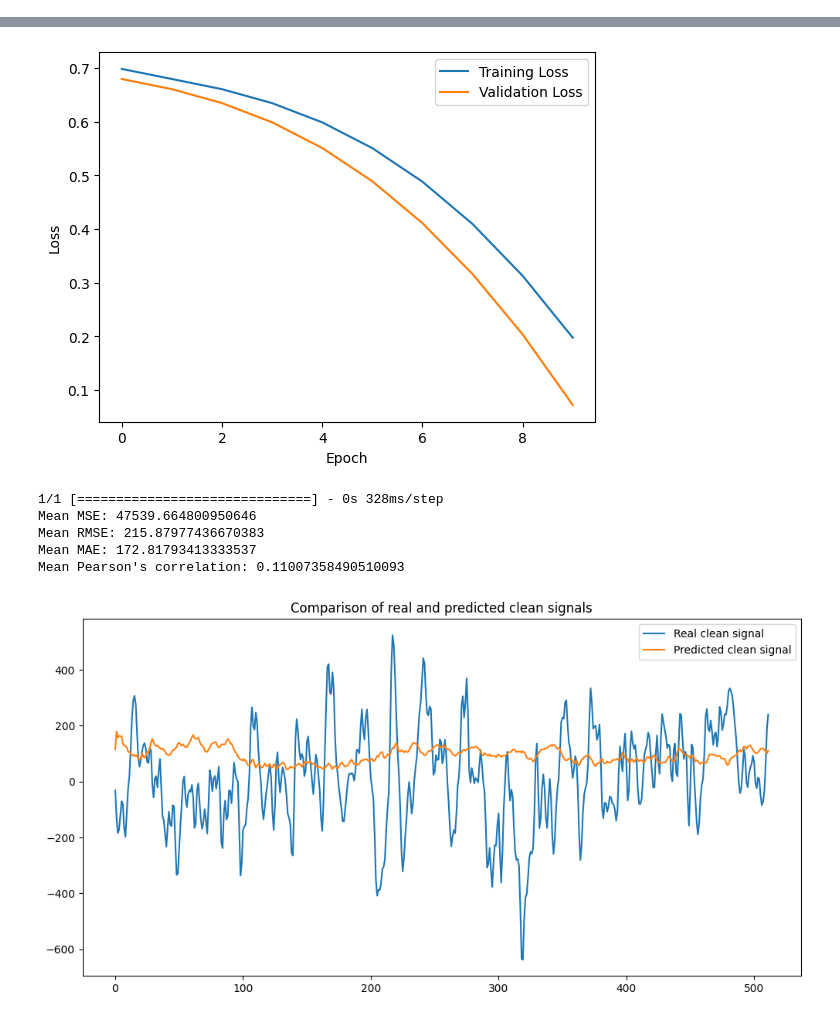
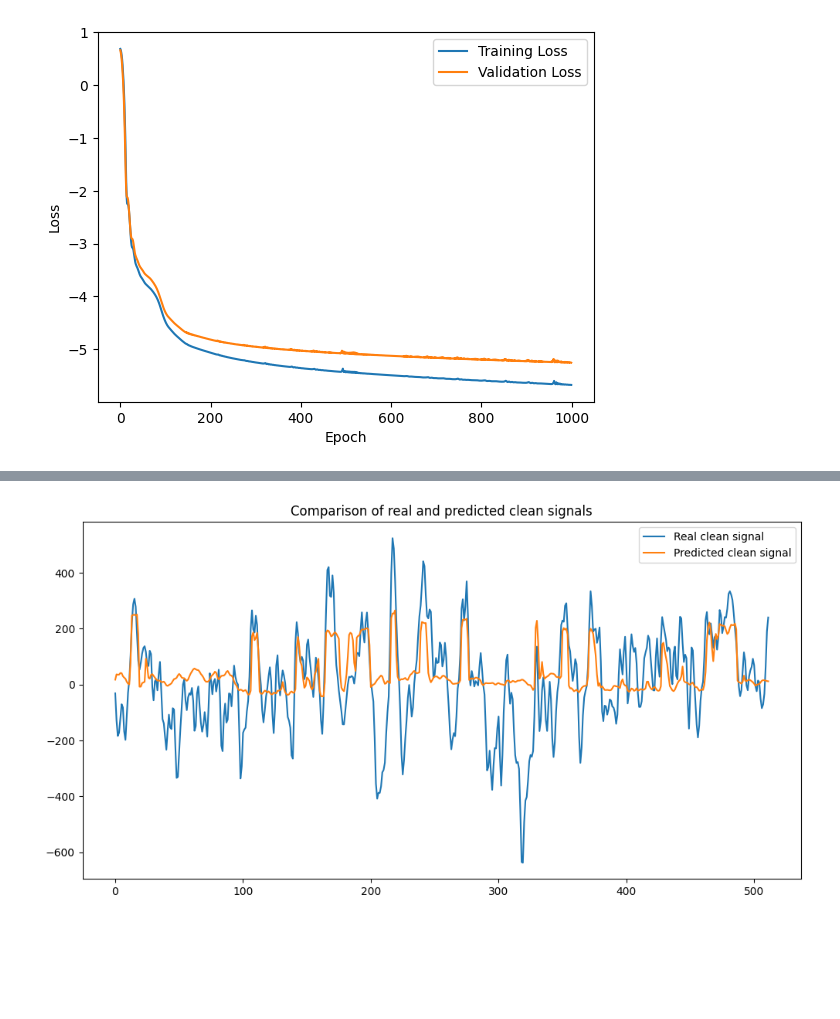
Before and after one commit to bramenn/eeg-repo, a Jupyter notebook: EEG.ipynb, the cells around one changed output, grey strips where cells are left out. Drawn from its saved outputs; the diff is of its cells as text; code cells hidden in the pictures; blank space fills up the shorter version.

```diff
--- a/EEG.ipynb
+++ b/EEG.ipynb
@@ -441,7 +448,7 @@ def run_model(
 # %%
 run_model(
     CNNModel,
-    10,
+    1000,
     128,
     clean_data_train_reshaped,
     dirty_data_train_reshaped,
@@ -468,0 +476 @@ Epoch 1/10
+[figure, new version]
@@ -493,10 +482,4 @@ Epoch 10/10
-[figure, old version]
-1/1 [==============================] - 0s 328ms/step
-Mean MSE: 47539.664800950646
-Mean RMSE: 215.87977436670383
-Mean MAE: 172.81793413333537
-Mean Pearson's correlation: 0.11007358490510093
-[figure, old version]
+[figure, new version]
 # %%
 run_model(
     LSTMModel,
```
Also changed, not shown: parts of 4 cells of this notebook.
